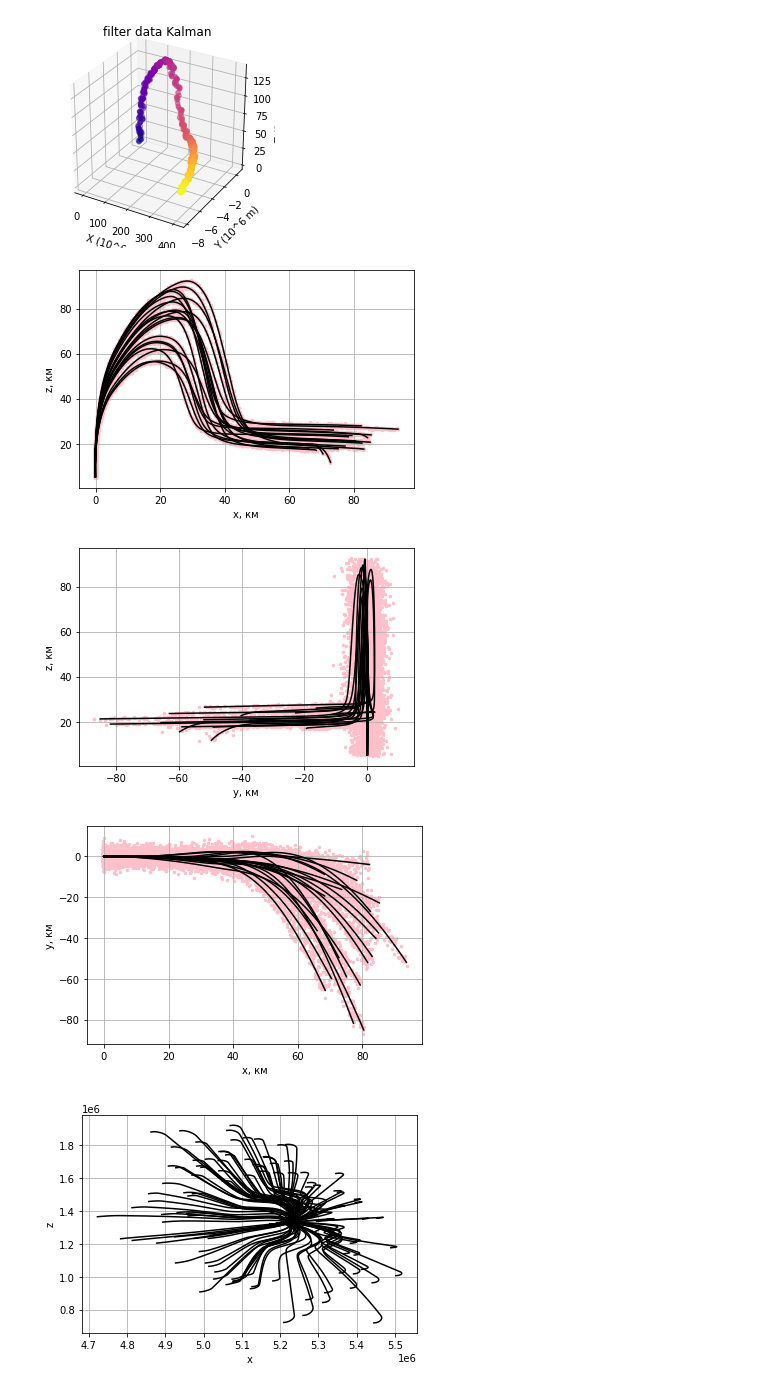
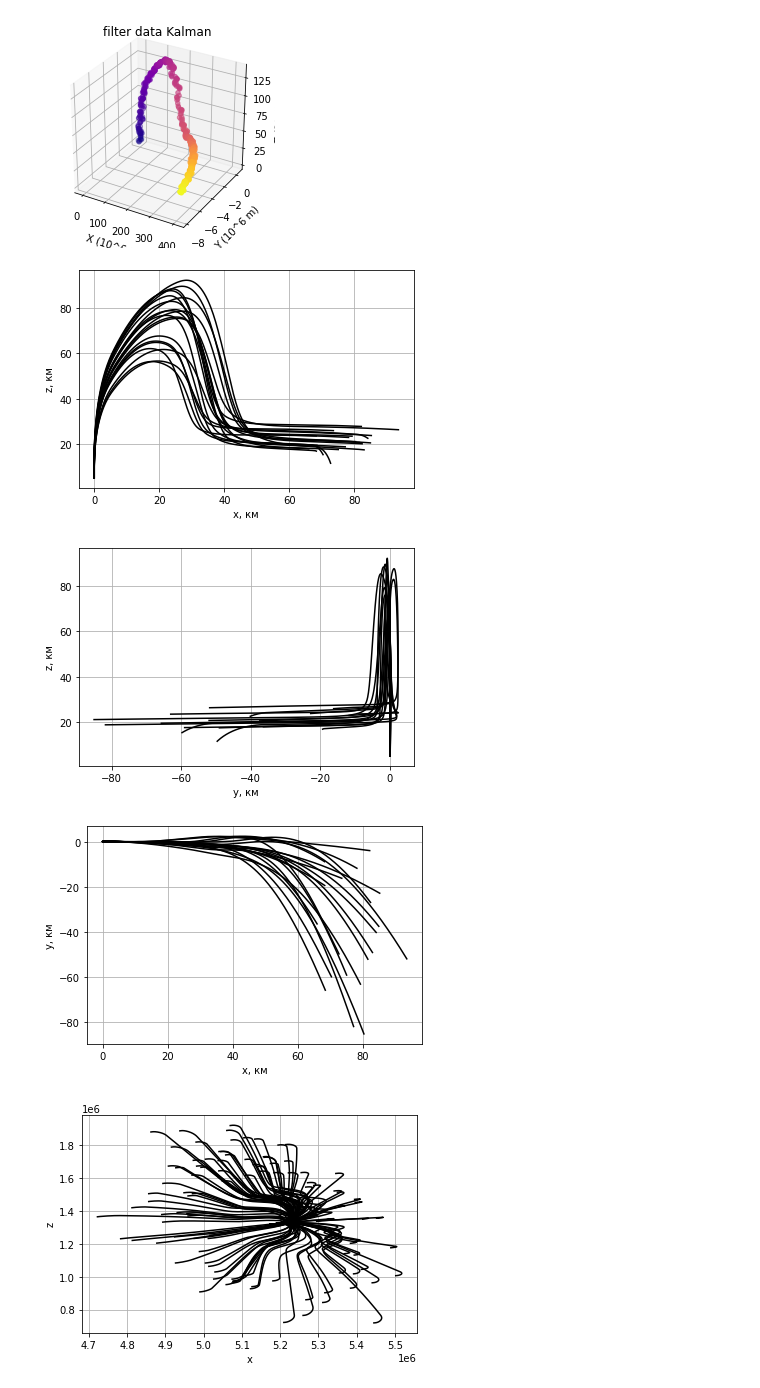
Before and after one commit to dart9905/-oursework, a Jupyter notebook: KalmanNN/KalmanNN.ipynb, the cells around one changed output. Saved outputs shown, nothing was run; the diff lists cells and outputs as text; code cells hidden in the pictures.

```diff
--- a/KalmanNN/KalmanNN.ipynb
+++ b/KalmanNN/KalmanNN.ipynb
@@ -344,10 +344,11 @@ def get_strided_data_clust(dset, keys, variables=3, residuals=True, gt_size=8, h
             traj_ids.append(k)
 
     data_norm_factor = np.array(max_coordinate(data_seqs, range(len(data_seqs)))) / 100
-    data_seqs_noise = np.random.normal(data_seqs, random.randint(1,2))
+    data_seqs = np.array(data_seqs) / data_norm_factor
+    data_seqs_noise = np.random.normal(data_seqs, random.randint(1,2)/2)
 
-    data_seqs = np.array(data_seqs) / data_norm_factor
-    data_seqs_noise = data_seqs_noise / data_norm_factor
+    #data_seqs = np.array(data_seqs) / data_norm_factor
+    #data_seqs_noise = data_seqs_noise / data_norm_factor
 
 
     # Collect all data seqs into one huge dataset
@@ -1558,44 +1560,44 @@ plt.ylabel('z, км')
 plt.xlabel('x, км')
 for k in range(len(test_data.data['data'])//10):
   plt.plot(test_data.data['data'][k][a0:,a1], test_data.data['data'][k][a0:,a2], label='траектория', color='black')
-  plt.scatter(test_data.data['data_noise'][k][a0:,a1], test_data.data['data_noise'][k][a0:,a2], label='траектория+шум', c='pink', s=6)
+  #plt.scatter(test_data.data['data_noise'][k][a0:,a1], test_data.data['data_noise'][k][a0:,a2], label='траектория+шум', c='pink', s=6)
 #plt.plot(np.array(data_trajectories_filter[k//BATCH_SIZE_TEST][k-k//BATCH_SIZE_TEST*BATCH_SIZE_TEST])[a0:,a1],np.array(data_trajectories_filter[k//BATCH_SIZE_TEST][k-k//BATCH_SIZE_TEST*BATCH_SIZE_TEST])[a0:,a2], label='filter data Kalman', color='green')
 #plt.plot(pack_predictions[k//BATCH_SIZE_TEST][k-k//BATCH_SIZE_TEST*BATCH_SIZE_TEST][a0:,a1], pack_predictions[k//BATCH_SIZE_TEST][k-k//BATCH_SIZE_TEST*BATCH_SIZE_TEST][a0:,a2], label='filter data RNN', color='r')
 plt.grid(True)
 fig.savefig('hgv1.eps', format='eps')
 plt.show()
 
 a1 = 1
 a2 = 2
 fig, ax = plt.subplots()
 plt.ylabel('z, км')
 plt.xlabel('y, км')
 for k in range(len(test_data.data['data'])//10):
   plt.plot(test_data.data['data'][k][a0:,a1], test_data.data['data'][k][a0:,a2], label='траектория', color='black')
-  plt.scatter(test_data.data['data_noise'][k][a0:,a1], test_data.data['data_noise'][k][a0:,a2], label='траектория+шум', c='pink', s=6)
+  #plt.scatter(test_data.data['data_noise'][k][a0:,a1], test_data.data['data_noise'][k][a0:,a2], label='траектория+шум', c='pink', s=6)
 #plt.plot(np.array(data_trajectories_filter[k//BATCH_SIZE_TEST][k-k//BATCH_SIZE_TEST*BATCH_SIZE_TEST])[a0:,a1],np.array(data_trajectories_filter[k//BATCH_SIZE_TEST][k-k//BATCH_SIZE_TEST*BATCH_SIZE_TEST])[a0:,a2], label='filter data Kalman', color='green')
 #plt.plot(pack_predictions[k//BATCH_SIZE_TEST][k-k//BATCH_SIZE_TEST*BATCH_SIZE_TEST][a0:,a1], pack_predictions[k//BATCH_SIZE_TEST][k-k//BATCH_SIZE_TEST*BATCH_SIZE_TEST][a0:,a2], label='filter data RNN', color='r')
 plt.grid(True)
 fig.savefig('hgv2.eps', format='eps')
 plt.show()
 
 a1 = 0
 a2 = 1
 fig, ax = plt.subplots()
 plt.ylabel('y, км')
 plt.xlabel('x, км')
 for k in range(len(test_data.data['data'])//10):
   plt.plot(test_data.data['data'][k][a0:,a1], test_data.data['data'][k][a0:,a2], label='траектория', color='black')
-  plt.scatter(test_data.data['data_noise'][k][a0:,a1], test_data.data['data_noise'][k][a0:,a2], label='траектория+шум', c='pink', s=6)
+  #plt.scatter(test_data.data['data_noise'][k][a0:,a1], test_data.data['data_noise'][k][a0:,a2], label='траектория+шум', c='pink', s=6)
 #plt.plot(np.array(data_trajectories_filter[k//BATCH_SIZE_TEST][k-k//BATCH_SIZE_TEST*BATCH_SIZE_TEST])[a0:,a1],np.array(data_trajectories_filter[k//BATCH_SIZE_TEST][k-k//BATCH_SIZE_TEST*BATCH_SIZE_TEST])[a0:,a2], label='filter data Kalman', color='green')
 #plt.plot(pack_predictions[k//BATCH_SIZE_TEST][k-k//BATCH_SIZE_TEST*BATCH_SIZE_TEST][a0:,a1], pack_predictions[k//BATCH_SIZE_TEST][k-k//BATCH_SIZE_TEST*BATCH_SIZE_TEST][a0:,a2], label='filter data RNN', color='r')
 plt.grid(True)
 fig.savefig('hgv3.eps', format='eps')
 plt.show()
 # %% [output]
-[figure, old version]
+[figure, new version]
-[figure, old version]
+[figure, new version]
-[figure, old version]
+[figure, new version]
 # %%
 a0 = 3
 a1 = 0
```
Also changed, not shown: parts of 10 cells of this notebook, 48 other files.
